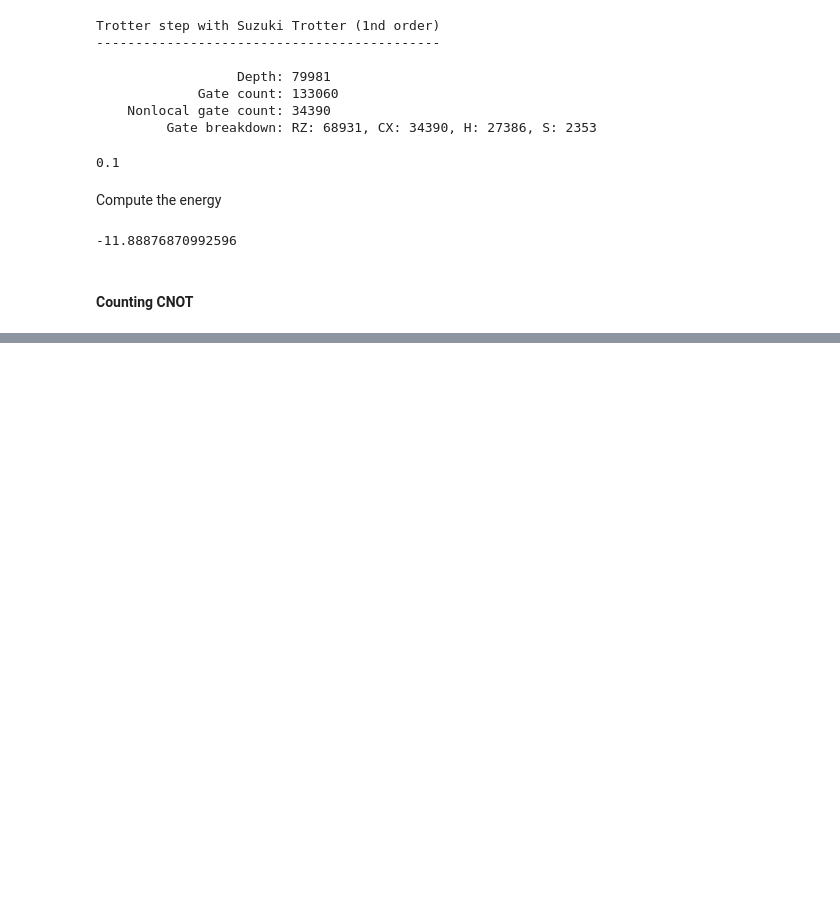
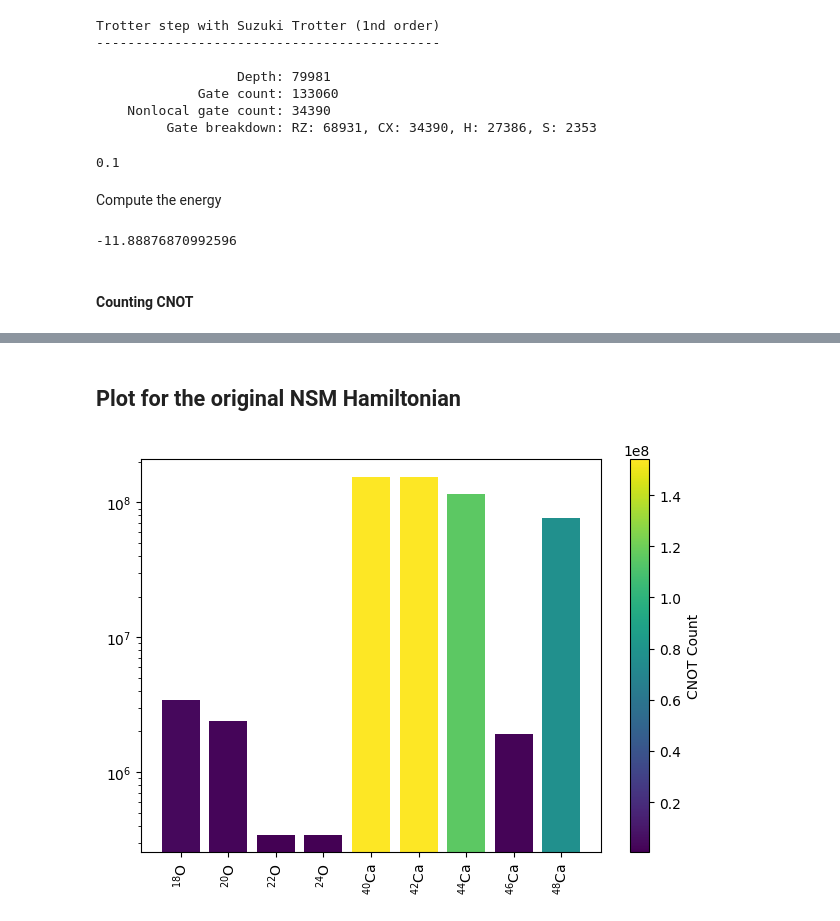
Before and after one commit to emacosta95/2nd_qa4nsm, a Jupyter notebook: TestingComputationalComplexity.ipynb, the cells around one changed output, grey strips where cells are left out. Saved outputs shown, nothing was run; the diff lists cells and outputs as text; code cells hidden in the pictures; blank space fills up the shorter version.

```diff
--- a/TestingComputationalComplexity.ipynb
+++ b/TestingComputationalComplexity.ipynb
@@ -411,5 +707,5 @@ print(final_state.expectation_value(nsm_hamiltonian_qubit).real)
 # %%
 n_cnot_nsm=34390
 #### We focus on the fidelity
-titles=[r'$^{18}$O',r'$^{20}$O',r'$^{22}$O',r'$^{20}$Ne', r'$^{22}$Ne',r'$^{24}$Ne',r'$^{26}$Ne',r'$^{24}$Mg',r'$^{26}$Mg',r'$^{28}$Mg',r'$^{26}$Si',]
-values=[n_cnot_nsm*100,n_cnot_nsm*30,4*n_cnot_nsm,3*n_cnot_nsm,15*n_cnot_nsm, 13*n_cnot_nsm,15*n_cnot_nsm,5*n_cnot_nsm,10*n_cnot_nsm,n_cnot_nsm,]
+titles_sd=[r'$^{18}$O',r'$^{20}$O',r'$^{22}$O',r'$^{24}$O']
+cnot_sd=[n_cnot_nsm*100,n_cnot_nsm*70,10*n_cnot_nsm,10*n_cnot_nsm]
@@ -415,0 +990,41 @@ values=[n_cnot_nsm*100,n_cnot_nsm*30,4*n_cnot_nsm,3*n_cnot_nsm,15*n_cnot_nsm, 13
+# %%
+cnot_number_pf=385192#transpiled_circuit_time_evolution.count_ops()['cx']
+titles_pf=[r'$^{40}$Ca',r'$^{42}$Ca',r'$^{44}$Ca',r'$^{46}$Ca', r'$^{48}$Ca']
+
+cnots_pf=[400*cnot_number_pf,400*cnot_number_pf,300*cnot_number_pf,5*cnot_number_pf,200*cnot_number_pf]
+# %% [markdown]
+## Plot for the original NSM Hamiltonian
+# %%
+
+
+import matplotlib.pyplot as plt
+import numpy as np
+import matplotlib.cm as cm
+import matplotlib.colors as colors
+
+# Example input
+labels = titles_sd + titles_pf
+values = cnot_sd + cnots_pf
+
+# Create a colormap
+norm = colors.Normalize(vmin=np.min(values), vmax=np.max(values))
+cmap = cm.viridis  # Or any other colormap
+
+# Assign colors based on value
+bar_colors = cmap(norm(values))
+
+# Plot bars with color
+fig, ax = plt.subplots()
+bars = ax.bar(labels, values, color=bar_colors)
+ax.set_xticklabels(labels, rotation=90)
+plt.semilogy()
+# Create and add colorbar
+sm = cm.ScalarMappable(cmap=cmap, norm=norm)
+sm.set_array([])  # required for colorbar
+cbar = plt.colorbar(sm, ax=ax, orientation='vertical')
+cbar.set_label('CNOT Count')  # Optional: label the colorbar
+
+plt.tight_layout()
+plt.show()
+# %% [output]
+[figure, added]
```
Also changed, not shown: parts of 32 cells of this notebook, 2 other files.
